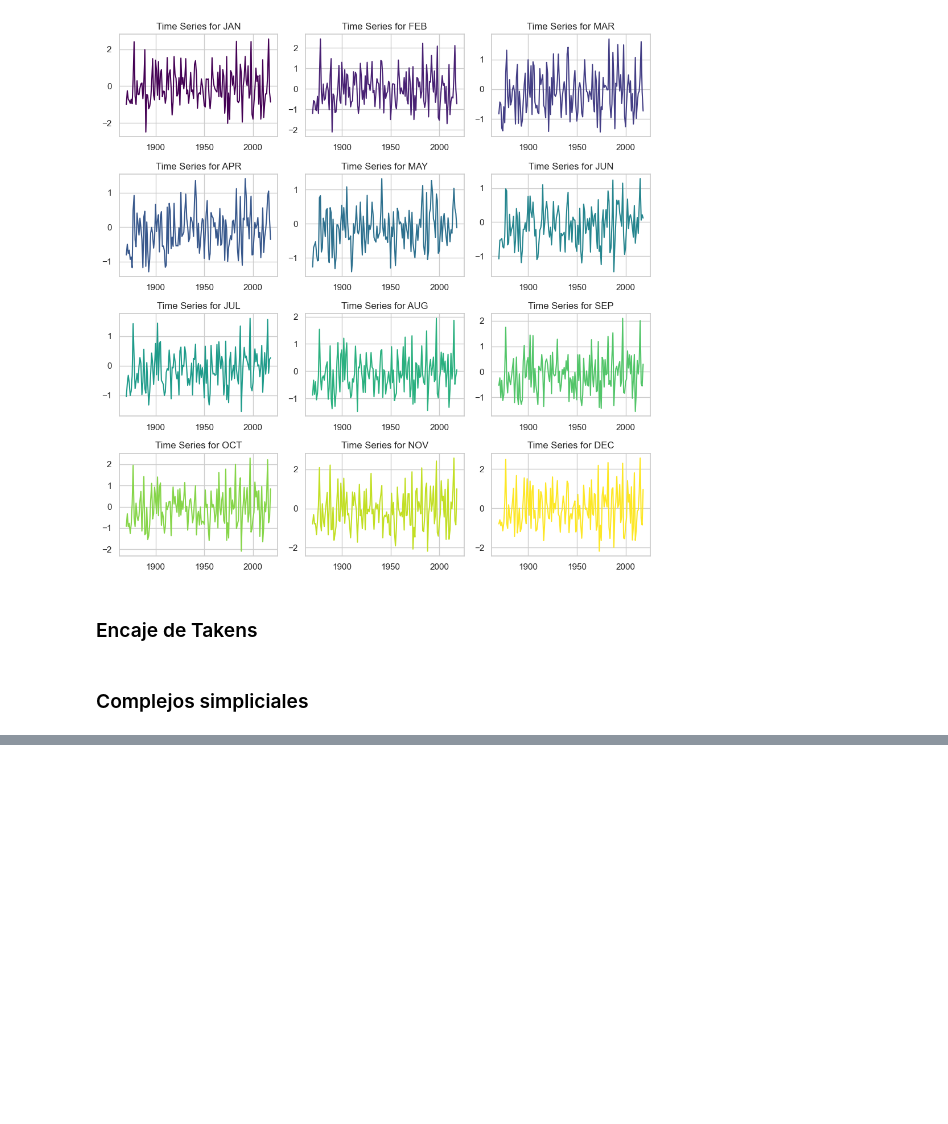
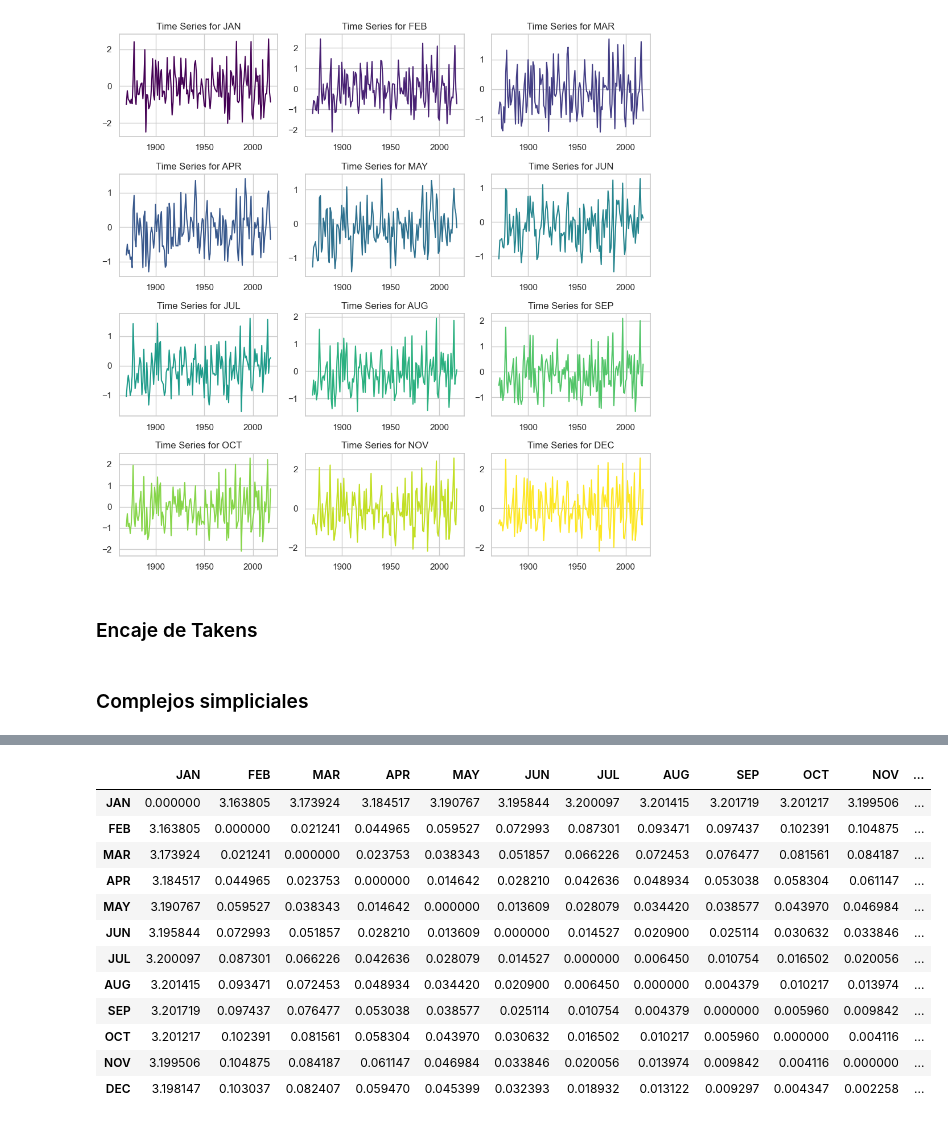
Before and after one commit to CastroMaster10/ENSO-Persistence-analysis, a Jupyter notebook: main.ipynb, the cells around one changed output, grey strips where cells are left out. Drawn from its saved outputs; the diff is of its cells as text; code cells hidden in the pictures; blank space fills up the shorter version.

```diff
--- a/main.ipynb
+++ b/main.ipynb
@@ -75,0 +95,17 @@ plt.show()
+# %%
+dist = pd.DataFrame(squareform(pdist(cormat), "euclidean"), columns=data.index.values, index=data.index.values)
+dist
+# %% [output]
+|  | JAN | FEB | MAR | APR | MAY | JUN | JUL | AUG | SEP | OCT | NOV | ... |
+| JAN | 0.000000 | 3.163805 | 3.173924 | 3.184517 | 3.190767 | 3.195844 | 3.200097 | 3.201415 | 3.201719 | 3.201217 | 3.199506 | ... |
+| FEB | 3.163805 | 0.000000 | 0.021241 | 0.044965 | 0.059527 | 0.072993 | 0.087301 | 0.093471 | 0.097437 | 0.102391 | 0.104875 | ... |
+| MAR | 3.173924 | 0.021241 | 0.000000 | 0.023753 | 0.038343 | 0.051857 | 0.066226 | 0.072453 | 0.076477 | 0.081561 | 0.084187 | ... |
+| APR | 3.184517 | 0.044965 | 0.023753 | 0.000000 | 0.014642 | 0.028210 | 0.042636 | 0.048934 | 0.053038 | 0.058304 | 0.061147 | ... |
+| MAY | 3.190767 | 0.059527 | 0.038343 | 0.014642 | 0.000000 | 0.013609 | 0.028079 | 0.034420 | 0.038577 | 0.043970 | 0.046984 | ... |
+| JUN | 3.195844 | 0.072993 | 0.051857 | 0.028210 | 0.013609 | 0.000000 | 0.014527 | 0.020900 | 0.025114 | 0.030632 | 0.033846 | ... |
+| JUL | 3.200097 | 0.087301 | 0.066226 | 0.042636 | 0.028079 | 0.014527 | 0.000000 | 0.006450 | 0.010754 | 0.016502 | 0.020056 | ... |
+| AUG | 3.201415 | 0.093471 | 0.072453 | 0.048934 | 0.034420 | 0.020900 | 0.006450 | 0.000000 | 0.004379 | 0.010217 | 0.013974 | ... |
+| SEP | 3.201719 | 0.097437 | 0.076477 | 0.053038 | 0.038577 | 0.025114 | 0.010754 | 0.004379 | 0.000000 | 0.005960 | 0.009842 | ... |
+| OCT | 3.201217 | 0.102391 | 0.081561 | 0.058304 | 0.043970 | 0.030632 | 0.016502 | 0.010217 | 0.005960 | 0.000000 | 0.004116 | ... |
+| NOV | 3.199506 | 0.104875 | 0.084187 | 0.061147 | 0.046984 | 0.033846 | 0.020056 | 0.013974 | 0.009842 | 0.004116 | 0.000000 | ... |
+| DEC | 3.198147 | 0.103037 | 0.082407 | 0.059470 | 0.045399 | 0.032393 | 0.018932 | 0.013122 | 0.009297 | 0.004347 | 0.002258 | ... |
```
Also changed, not shown: parts of 1 cell of this notebook.
